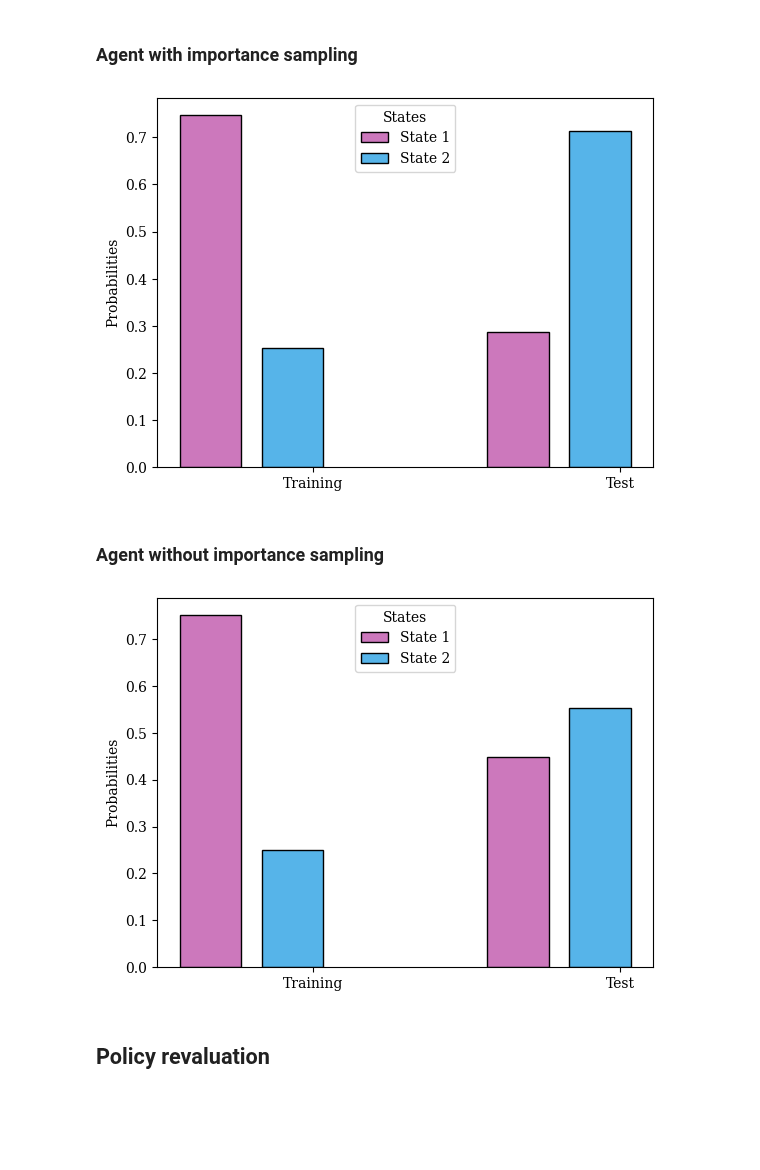
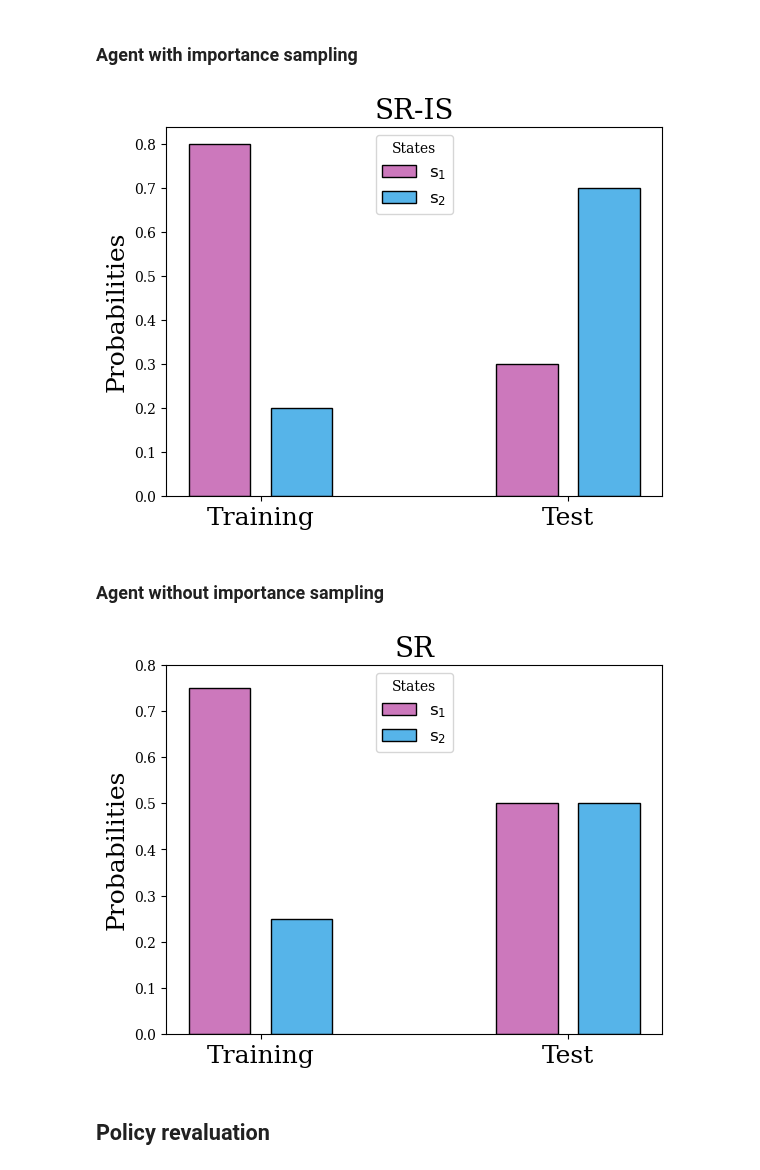
Before and after one commit to ArminBaz/SR-IS, a Jupyter notebook: src/reval_maze.ipynb, the cells around one changed output. Saved outputs shown, nothing was run; the diff lists cells and outputs as text; code cells hidden in the pictures; blank space fills up the shorter version.

Commit message:
updated reval maze supp figures

```diff
--- a/src/reval_maze.ipynb
+++ b/src/reval_maze.ipynb
@@ -23,6 +23,9 @@ save_dir = os.path.join('..', 'figures/')
 idx = 0    # 7x7 maze
 prob_locs = [1, 7]   # 7x7 maze
 colors = [4, 9]
+# %%
+def choose(probs):
+    return np.random.choice([0,1], p=probs)
 # %% [markdown]
 ## Train Agents
 # %%
@@ -76,19 +79,20 @@ plot_decision_prob(probs_train=pii_old_inv[idx][prob_locs], probs_test=pii_new_i
 # %% [markdown]
 ### Agent with importance sampling
 # %%
-avg_old, avg_new = np.zeros((40,40)), np.zeros((40,40))
+avg_old, avg_new = np.array([0.0,0.0]), np.array([0.0,0.0])
+
 num_iterations = 20
 
-for _ in range(num_iterations):
+for i in range(num_iterations):
     # Initialize the agent
-    agent_with_imp = SR_IS(env_name=maze_name, _lambda=1, alpha=0.2, beta=0.8, num_steps=20000, policy="softmax", imp_samp=True)
+    agent_with_imp = SR_IS(env_name=maze_name, reward=-0.2, _lambda=1, alpha=0.2, beta=0.7, num_steps=10000, policy="softmax", imp_samp=True)
 
     # Initialize terminal state rewards
     update_terminal_reward(agent_with_imp, loc=0, r=10)
     update_terminal_reward(agent_with_imp, loc=1, r=8)
 
     # Train the agent with importance sampling
-    agent_with_imp.learn(seed=seed)
+    agent_with_imp.learn(seed=int(i))
 
     # Get the old policy
     pii_old_with = decision_policy(agent_with_imp, agent_with_imp.Z)
@@ -100,16 +104,18 @@ for _ in range(num_iterations):
     agent_with_imp.update_V()
     pii_new_with = decision_policy(agent_with_imp, Z_new)
 
-    avg_old += pii_old_with
-    avg_new += pii_new_with
+    dec_old = choose(probs=pii_old_with[idx][prob_locs])
+    dec_new = choose(probs=pii_new_with[idx][prob_locs])
+    avg_old[dec_old] += 1
+    avg_new[dec_new] += 1
 
 avg_old /= num_iterations
 avg_new /= num_iterations
 # %%
-save_path = save_dir + 'policy_reval_7x7_with_is.png'
-plot_decision_prob(probs_train=avg_old[idx][prob_locs], probs_test=avg_new[idx][prob_locs], colors=colors, leg_loc='upper center', save_path=None)
+save_path = save_dir + 'reward_reval_7x7_with_is.png'
+plot_decision_prob(probs_train=avg_old, probs_test=avg_new, colors=colors, leg_loc='upper center', save_path=save_path, title='SR-IS')
 # %% [output]
-[figure, old version]
+[figure, new version]
 # %% [markdown]
 ### Agent without importance sampling
 # %%
@@ -143,10 +151,10 @@ for _ in range(num_iterations):
 avg_old /= num_iterations
 avg_new /= num_iterations
 # %%
-save_path = save_dir + 'policy_reval_7x7_without_is.png'
-plot_decision_prob(probs_train=avg_old[idx][prob_locs], probs_test=avg_new[idx][prob_locs], colors=colors, leg_loc='upper center', save_path=None)
+save_path = save_dir + 'reward_reval_7x7_without_is.png'
+plot_decision_prob(probs_train=avg_old, probs_test=avg_new, colors=colors, leg_loc='upper center', save_path=save_path, title='SR')
 # %% [output]
-[figure, old version]
+[figure, new version]
 # %% [markdown]
 ## Policy revaluation
 # %% [markdown]
```
Also changed, not shown: parts of 6 cells of this notebook.
